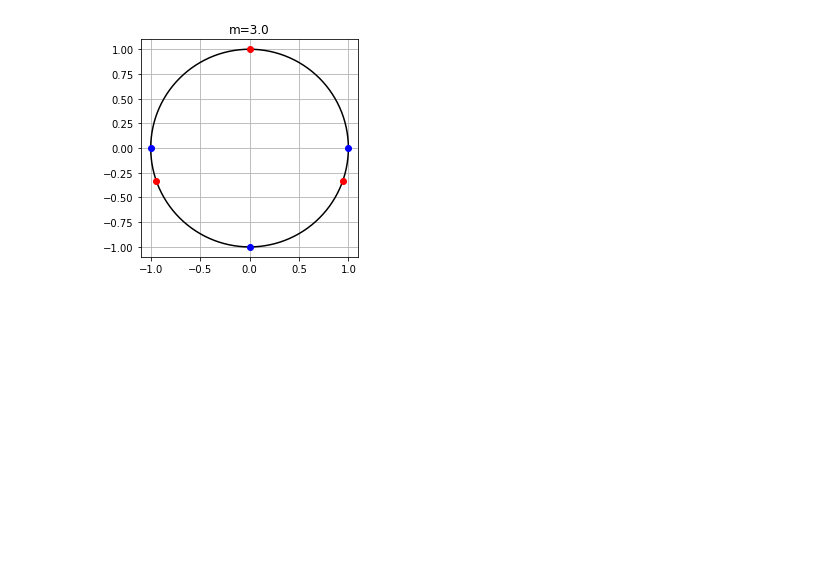
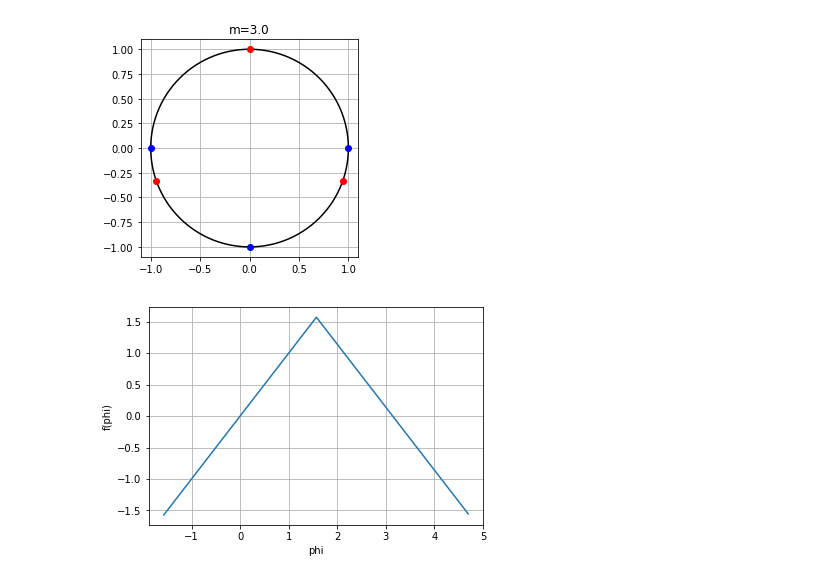
Before and after one commit to nkknj/strogatz, a Jupyter notebook: Chapter4_exercise.ipynb, the cells around one changed output. Cells and saved outputs as stored; diff of their text form; code cells hidden in the pictures; blank space fills up the shorter version.

```diff
--- a/Chapter4_exercise.ipynb
+++ b/Chapter4_exercise.ipynb
@@ -701,0 +705,15 @@ for m in M:
+# %%
+#4.5 ホタル
+#4.5.1(a)
+def f(phi):
+    return (phi>(pi/2))*(pi-phi)+(phi<(pi/2))*(phi)
+
+phi=np.arange(-pi/2, 3*pi/2, pi/180)
+
+plt.plot(phi, f(phi), linestyle='-')
+plt.xlabel('phi')
+plt.ylabel('f(phi)')
+plt.grid()
+plt.show()
+# %% [output]
+[figure, added]
```
Also changed, not shown: parts of 2 cells of this notebook.
